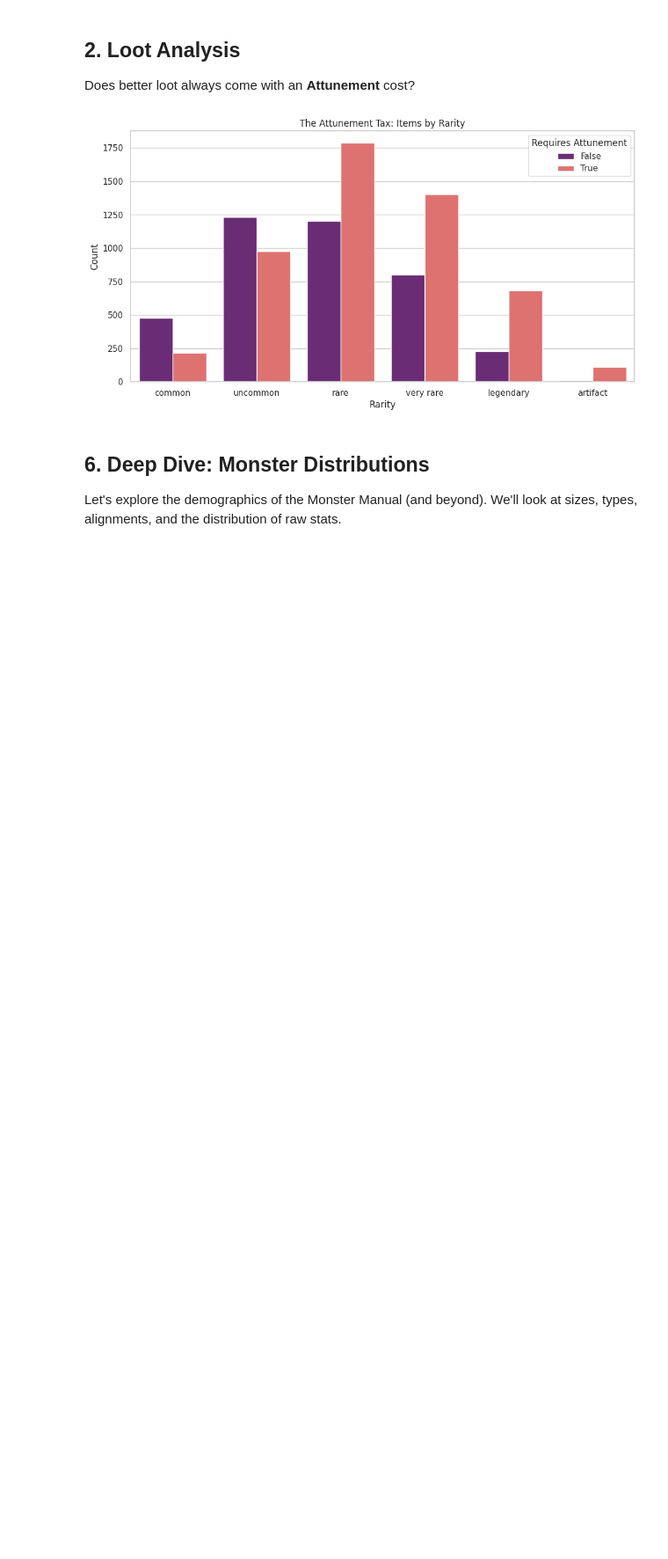
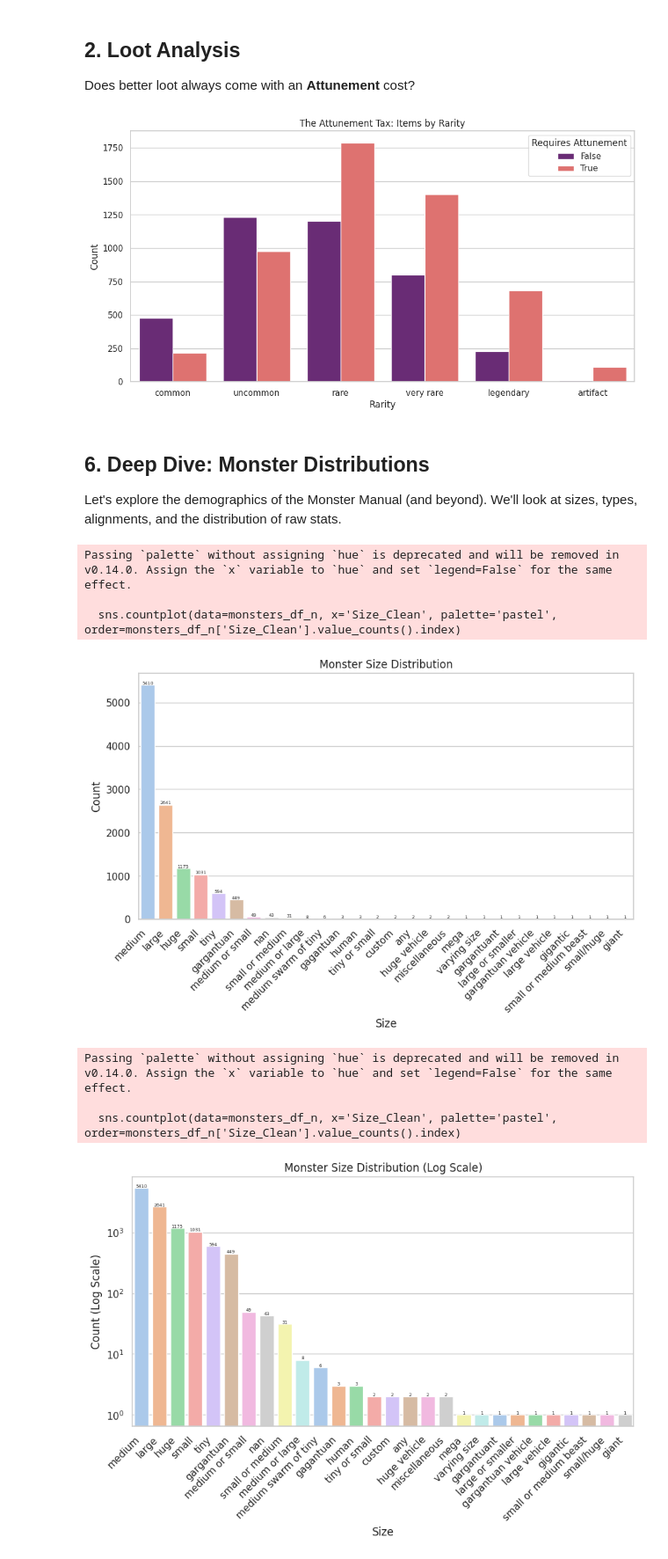
Before and after one commit to baakhoff/research, a Jupyter notebook: notebooks/dnd_research.ipynb, the cells around one changed output. Shown: that part at 88% size. Saved outputs shown, nothing was run; the diff lists cells and outputs as text; code cells hidden in the pictures; blank space fills up the shorter version.

Commit message:
feat: cleaed size of monsters and added log distribution for monsters

```diff
--- a/notebooks/dnd_research.ipynb
+++ b/notebooks/dnd_research.ipynb
@@ -220,16 +220,42 @@ Let's explore the demographics of the Monster Manual (and beyond). We'll look at
 # %%
 # Clean Ability Scores
 ability_scores = ['STR', 'DEX', 'CON', 'INT', 'WIS', 'CHA']
 for score in ability_scores:
     monsters_df_n[score + '_Clean'] = pd.to_numeric(monsters_df_n[score], errors='coerce')
 
+monsters_df_n['Size_Clean'] = monsters_df_n['Size'].astype(str).str.lower().str.replace(r'\s*\(.*\)', '', regex=True).str.strip()
+
 # 1. Size Distribution
 plt.figure(figsize=(10, 5))
-sns.countplot(data=monsters_df_n, x='Size', palette='pastel', order=monsters_df_n['Size'].value_counts().index)
+sns.countplot(data=monsters_df_n, x='Size_Clean', palette='pastel', order=monsters_df_n['Size_Clean'].value_counts().index)
 plt.title('Monster Size Distribution')
 plt.xlabel('Size')
 plt.ylabel('Count')
+plt.xticks(rotation=45, ha='right')
+for container in plt.gca().containers:
+    plt.bar_label(container, fontsize=5)
 plt.show()
+
+# 2. Size Distribution (Log Scale)
+plt.figure(figsize=(10, 5))
+sns.countplot(data=monsters_df_n, x='Size_Clean', palette='pastel', order=monsters_df_n['Size_Clean'].value_counts().index)
+plt.title('Monster Size Distribution (Log Scale)')
+plt.xlabel('Size')
+plt.ylabel('Count (Log Scale)')
+plt.yscale('log')
+for container in plt.gca().containers:
+    plt.bar_label(container, fontsize=5)
+plt.xticks(rotation=45, ha='right')
+plt.show()
+# %% [output]
+Passing `palette` without assigning `hue` is deprecated and will be removed in v0.14.0. Assign the `x` variable to `hue` and set `legend=False` for the same effect.
+
+  sns.countplot(data=monsters_df_n, x='Size_Clean', palette='pastel', order=monsters_df_n['Size_Clean'].value_counts().index)
+[figure, added]
+Passing `palette` without assigning `hue` is deprecated and will be removed in v0.14.0. Assign the `x` variable to `hue` and set `legend=False` for the same effect.
+
+  sns.countplot(data=monsters_df_n, x='Size_Clean', palette='pastel', order=monsters_df_n['Size_Clean'].value_counts().index)
+[figure, added]
 # %%
 # 2. Type Distribution (Top 15)
 plt.figure(figsize=(12, 6))
```
Also changed, not shown: parts of 5 cells of this notebook, 1 other file.
